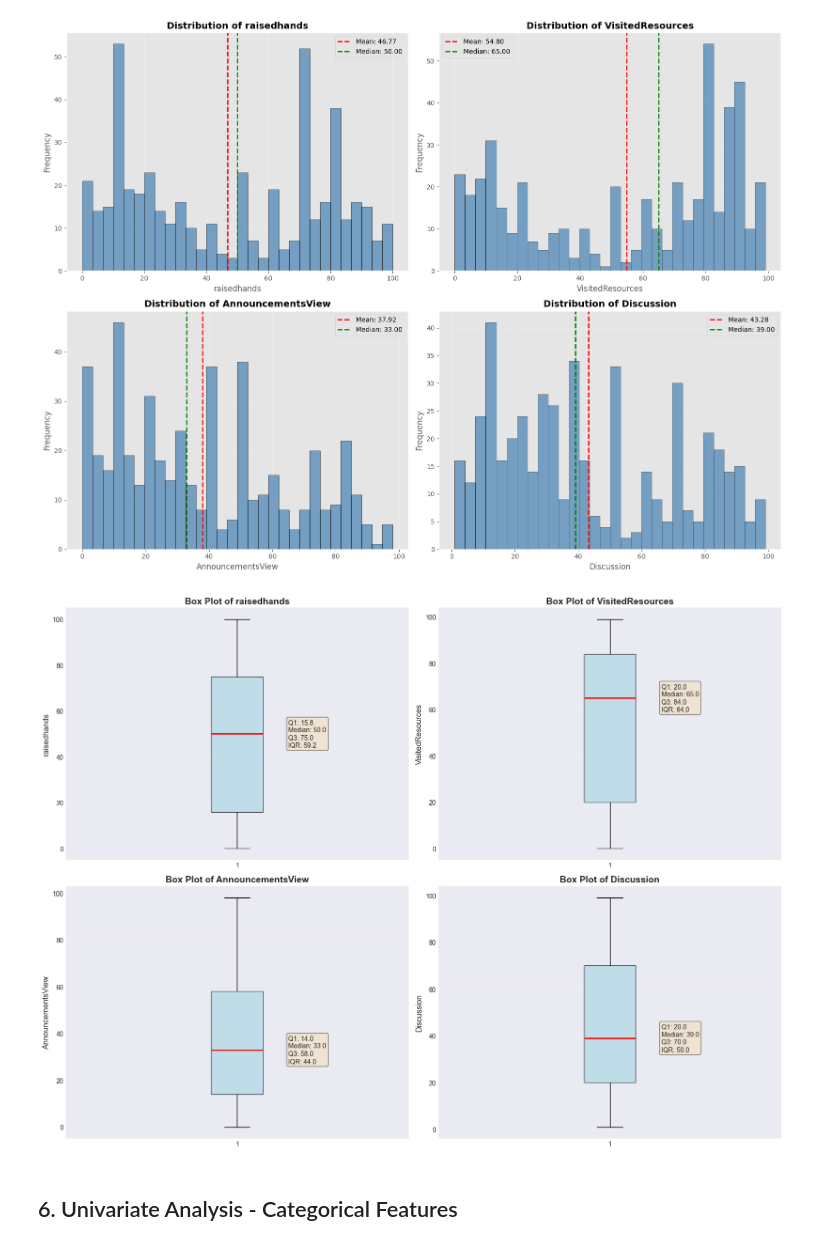
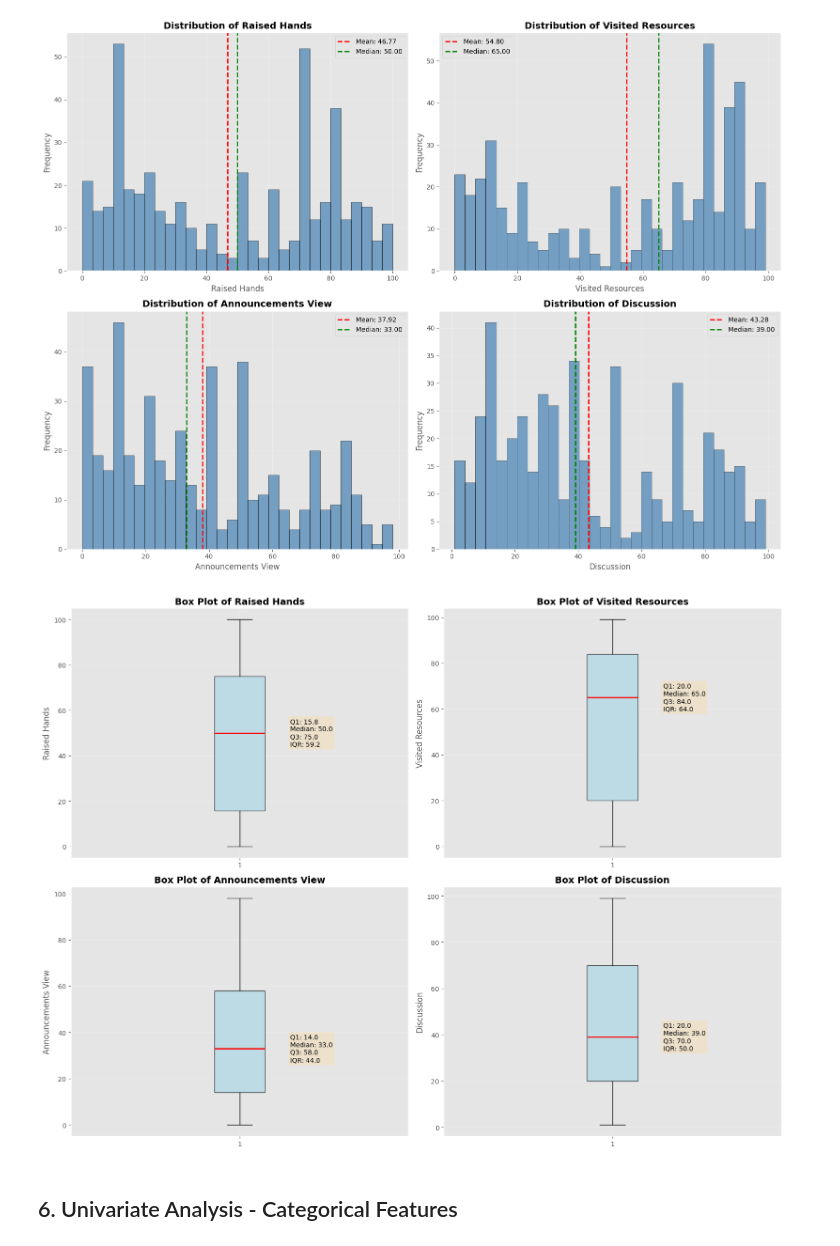
Before and after one commit to charakajg/uom-student-performance-analytics, a Jupyter notebook: pretests/charaka/xapi-edu-data.ipynb, the cells around one changed output. Saved outputs shown, nothing was run; the diff lists cells and outputs as text; code cells hidden in the pictures.

```diff
--- a/pretests/charaka/xapi-edu-data.ipynb
+++ b/pretests/charaka/xapi-edu-data.ipynb
@@ -389,8 +421,9 @@ for idx, col in enumerate(numerical_cols):
     axes[idx].hist(df_clean[col], bins=30, alpha=0.7, color='steelblue', edgecolor='black')
     axes[idx].axvline(df_clean[col].mean(), color='red', linestyle='--', linewidth=2, label=f'Mean: {df_clean[col].mean():.2f}')
     axes[idx].axvline(df_clean[col].median(), color='green', linestyle='--', linewidth=2, label=f'Median: {df_clean[col].median():.2f}')
-    axes[idx].set_title(f'Distribution of {col}', fontsize=14, fontweight='bold')
-    axes[idx].set_xlabel(col, fontsize=12)
+    col_label = get_display_label(col)
+    axes[idx].set_title(f'Distribution of {col_label}', fontsize=14, fontweight='bold')
+    axes[idx].set_xlabel(col_label, fontsize=12)
     axes[idx].set_ylabel('Frequency', fontsize=12)
     axes[idx].legend()
     axes[idx].grid(True, alpha=0.3)
@@ -402,29 +435,30 @@ plt.show()
 # %%
 # Box plots for numerical features
 fig, axes = plt.subplots(2, 2, figsize=(16, 12))
 axes = axes.ravel()
 
 for idx, col in enumerate(numerical_cols):
     bp = axes[idx].boxplot(df_clean[col], patch_artist=True,
                            boxprops=dict(facecolor='lightblue', alpha=0.7),
                            medianprops=dict(color='red', linewidth=2))
-    axes[idx].set_title(f'Box Plot of {col}', fontsize=14, fontweight='bold')
-    axes[idx].set_ylabel(col, fontsize=12)
+    col_label = get_display_label(col)
+    axes[idx].set_title(f'Box Plot of {col_label}', fontsize=14, fontweight='bold')
+    axes[idx].set_ylabel(col_label, fontsize=12)
     axes[idx].grid(True, alpha=0.3)
 
     # Add statistics text
     stats_text = f"Q1: {df_clean[col].quantile(0.25):.1f}\n"
     stats_text += f"Median: {df_clean[col].median():.1f}\n"
     stats_text += f"Q3: {df_clean[col].quantile(0.75):.1f}\n"
     stats_text += f"IQR: {df_clean[col].quantile(0.75) - df_clean[col].quantile(0.25):.1f}"
     axes[idx].text(1.15, df_clean[col].median(), stats_text,
                    verticalalignment='center', fontsize=10,
                    bbox=dict(boxstyle='round', facecolor='wheat', alpha=0.5))
 
 plt.tight_layout()
 plt.show()
 # %% [output]
-[figure, old version]
+[figure, new version]
 # %% [markdown]
 ## 6. Univariate Analysis - Categorical Features
 # %%
```
Also changed, not shown: parts of 10 cells of this notebook.
